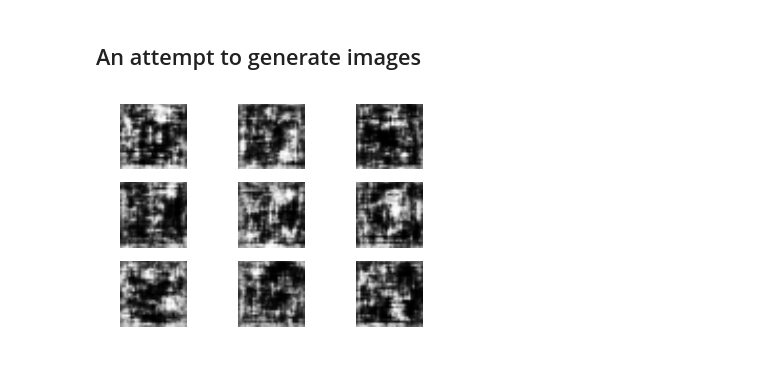
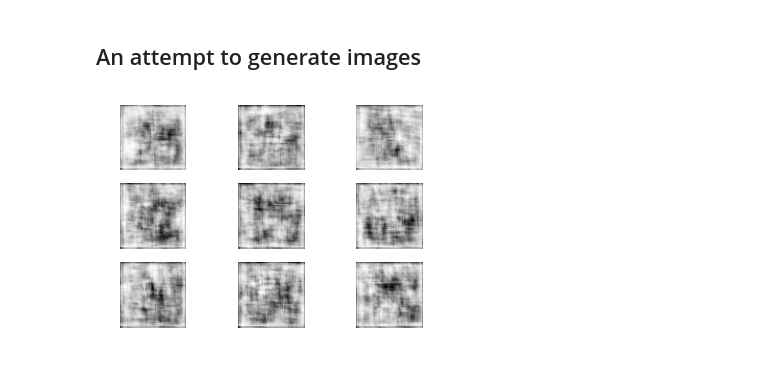
Before and after one commit to robolamp/SleepingCalligrapher, a Jupyter notebook: chars_GAN.ipynb, the cells around one changed output. Saved outputs shown, nothing was run; the diff lists cells and outputs as text; code cells hidden in the pictures.

```diff
--- a/chars_GAN.ipynb
+++ b/chars_GAN.ipynb
@@ -162,29 +170,29 @@ disc_beta = 0.5
 discnet = Sequential()
 
 # Input
-discnet.add(Conv2D(disc_depth, 5, strides=2, input_shape=(32, 32, 1),
+discnet.add(Conv2D(disc_depth, 5, strides=2, input_shape=(img_size, img_size, 1),
                    padding='same'))
+discnet.add(BatchNormalization(momentum=disc_beta))
+discnet.add(LeakyReLU(alpha=disc_alpha))
+discnet.add(Dropout(disc_dropout))
+
+discnet.add(Conv2D(disc_depth*2, 5, strides=2, padding='same'))
 # discnet.add(BatchNormalization(momentum=disc_beta))
 discnet.add(LeakyReLU(alpha=gen_alpha))
 discnet.add(Dropout(disc_dropout))
 
-discnet.add(Conv2D(disc_depth*2, 5, strides=2, padding='same'))
-discnet.add(BatchNormalization(momentum=disc_beta))
-discnet.add(LeakyReLU(alpha=gen_alpha))
-discnet.add(Dropout(disc_dropout))
-
 discnet.add(Conv2D(disc_depth*4, 5, strides=2, padding='same'))
-discnet.add(BatchNormalization(momentum=disc_beta))
+# discnet.add(BatchNormalization(momentum=disc_beta))
 discnet.add(LeakyReLU(alpha=gen_alpha))
 discnet.add(Dropout(disc_dropout))
 
 discnet.add(Conv2D(disc_depth*8, 5, strides=2, padding='same'))
-discnet.add(BatchNormalization(momentum=disc_beta))
+# discnet.add(BatchNormalization(momentum=disc_beta))
 discnet.add(LeakyReLU(alpha=gen_alpha))
 discnet.add(Dropout(disc_dropout))
 
 discnet.add(Conv2D(disc_depth*16, 5, strides=2, padding='same'))
-discnet.add(BatchNormalization(momentum=disc_beta))
+# discnet.add(BatchNormalization(momentum=disc_beta))
 discnet.add(LeakyReLU(alpha=gen_alpha))
 discnet.add(Dropout(disc_dropout))
 
@@ -217,9 +225,9 @@ _________________________________________________________________
 # %%
 discmodel = Sequential()
 discmodel.add(discnet)
-discmodel.compile(loss='mean_squared_error',
-                  optimizer=SGD(lr=0.0002, decay=6e-8),
-#                   optimizer=RMSprop(lr=0.0001, clipvalue=1.0, decay=6e-8),
+discmodel.compile(loss='binary_crossentropy',
+                  optimizer=SGD(lr=0.001, decay=6e-8),
+#                   optimizer=RMSprop(lr=0.0002, clipvalue=1.0, decay=6e-8),
                   metrics=['accuracy'])
 # %% [markdown]
 ## Adversarial model
@@ -227,9 +235,9 @@ discmodel.compile(loss='mean_squared_error',
 advmodel = Sequential()
 advmodel.add(gennet)
 advmodel.add(discnet)
-advmodel.compile(loss='mean_squared_error',
-                 optimizer=SGD(lr=0.0002, decay=3e-8),
-#                  optimizer=RMSprop(lr=0.00005, clipvalue=1.0, decay=3e-8),
+advmodel.compile(loss='binary_crossentropy',
+                 optimizer=SGD(lr=0.0001, decay=3e-8),
+#                  optimizer=RMSprop(lr=0.0001, clipvalue=1.0, decay=3e-8),
                  metrics=['accuracy'])
 # %% [markdown]
 ## Training
@@ -237,8 +245,8 @@ advmodel.compile(loss='mean_squared_error',
 disc_losses = {"loss": [], "acc": []}
 adv_losses = {"loss": [], "acc": []}
 # %%
-batch_size = 128
-train_iters = 500
+batch_size = 64
+train_iters = 1000
 stop_loss = 7.0
 
 log_i = 0
@@ -318,14 +331,14 @@ plt.legend()
 # %% [markdown]
 ## An attempt to generate images
 # %%
-noise = np.random.uniform(-1.0, 1.0, size=[10, gen_noise_dim])
+noise = np.random.uniform(-1.0, 1.0, size=[9, gen_noise_dim])
 fake_images = gennet.predict(noise)
 
 
 for i in range(9):
     plt.subplot(330 + 1 + i)
-    plt.imshow(fake_images[i].reshape(32, 32), cmap=plt.get_cmap('gray'))
+    plt.imshow(fake_images[i].reshape(img_size, img_size), cmap=plt.get_cmap('gray'))
     plt.axis('off')
 plt.show()
 # %% [output]
-[figure, old version]
+[figure, new version]
```
Also changed, not shown: parts of 11 cells of this notebook.
